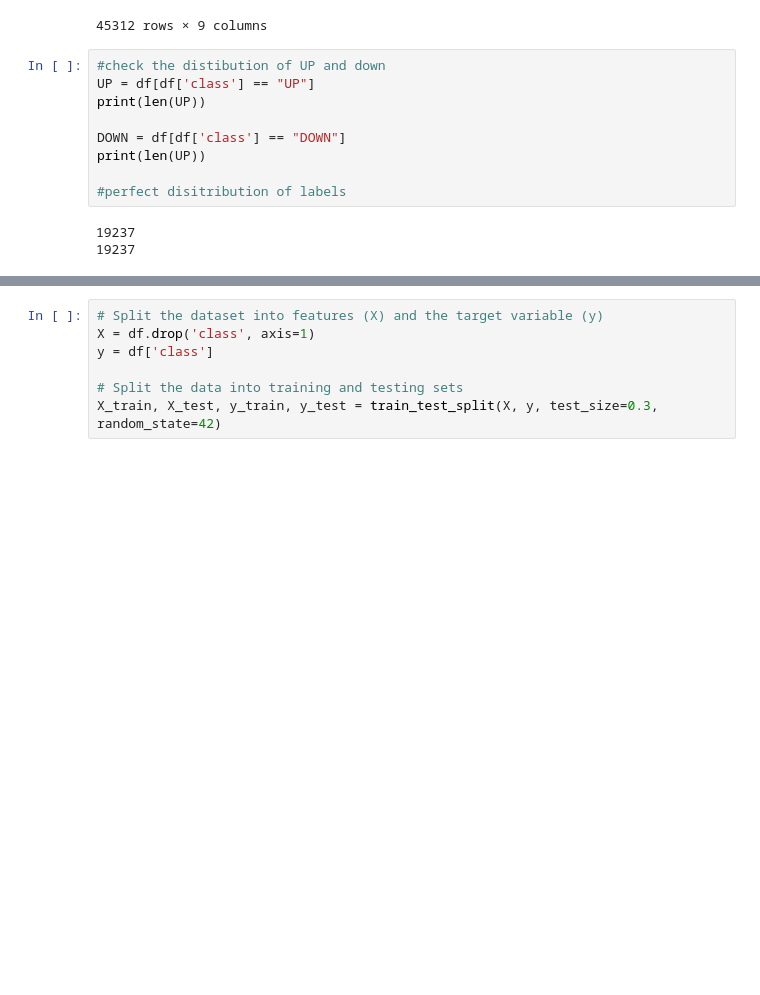
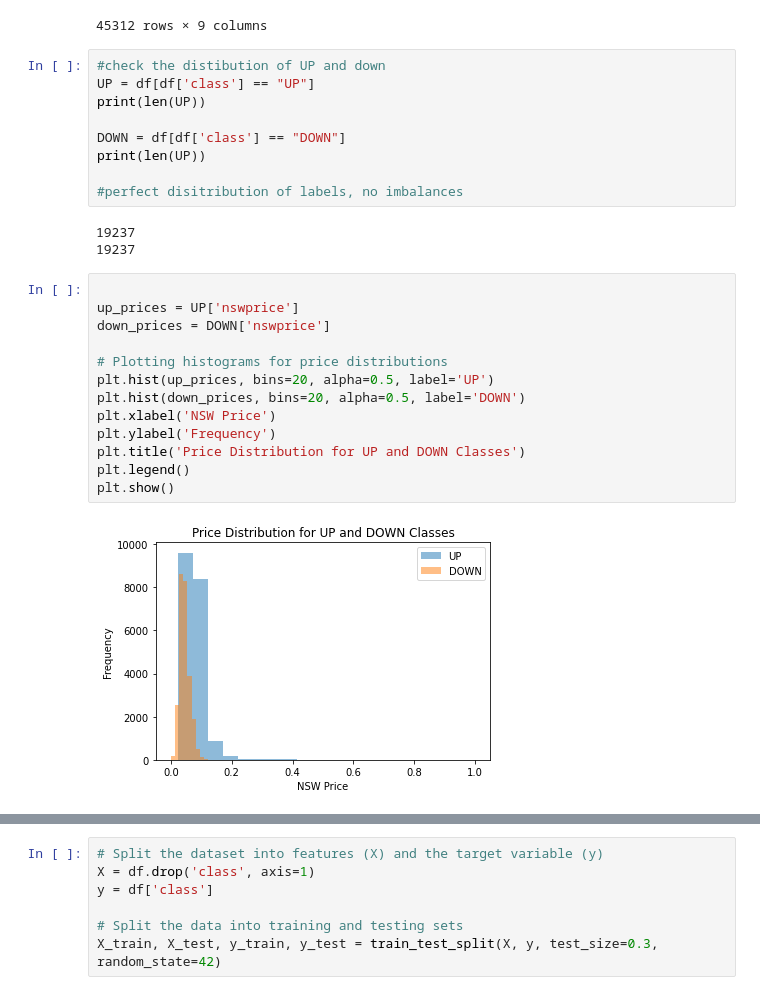
Before and after one commit to LucasMazza42/AusElectrical, a Jupyter notebook: electricPricePredict.ipynb, the cells around one changed output, grey strips where cells are left out. Saved outputs shown, nothing was run; the diff lists cells and outputs as text; blank space fills up the shorter version.

```diff
--- a/electricPricePredict.ipynb
+++ b/electricPricePredict.ipynb
@@ -40,7 +43,22 @@ print(len(UP))
 DOWN = df[df['class'] == "DOWN"]
 print(len(UP))
 
-#perfect disitribution of labels
+#perfect disitribution of labels, no imbalances
 # %% [output]
 19237
 19237
+# %%
+
+up_prices = UP['nswprice']
+down_prices = DOWN['nswprice']
+
+# Plotting histograms for price distributions
+plt.hist(up_prices, bins=20, alpha=0.5, label='UP')
+plt.hist(down_prices, bins=20, alpha=0.5, label='DOWN')
+plt.xlabel('NSW Price')
+plt.ylabel('Frequency')
+plt.title('Price Distribution for UP and DOWN Classes')
+plt.legend()
+plt.show()
+# %% [output]
+[figure, added]
```
Also changed, not shown: parts of 13 cells of this notebook.
